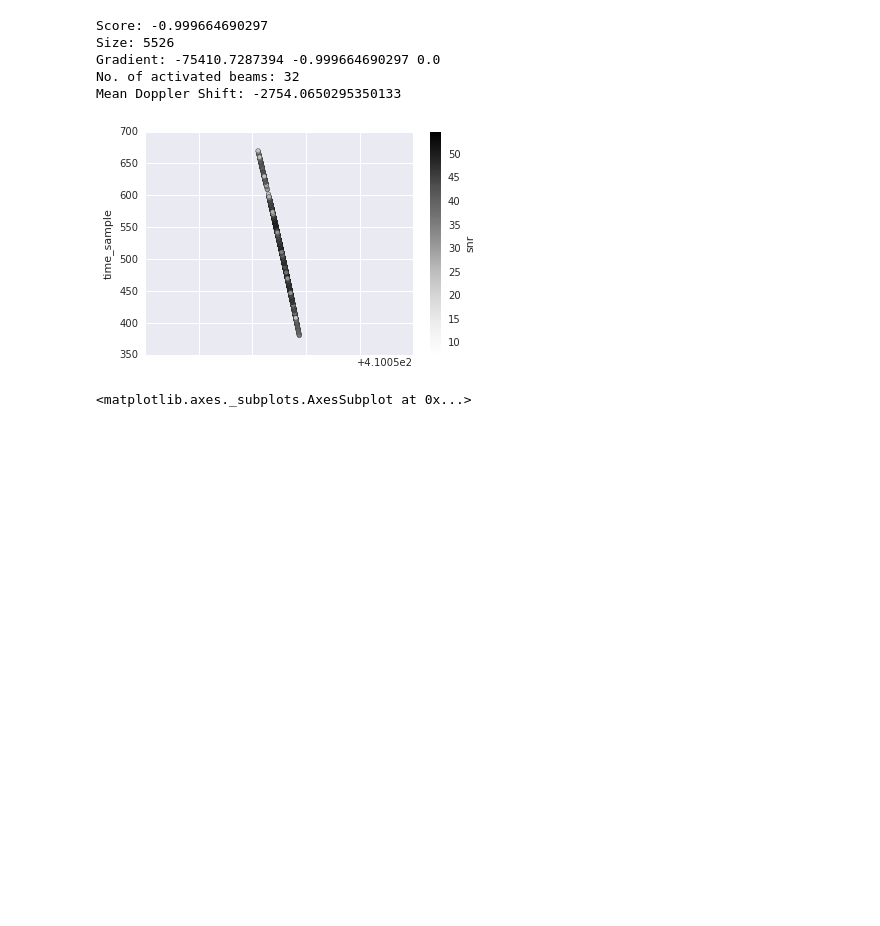
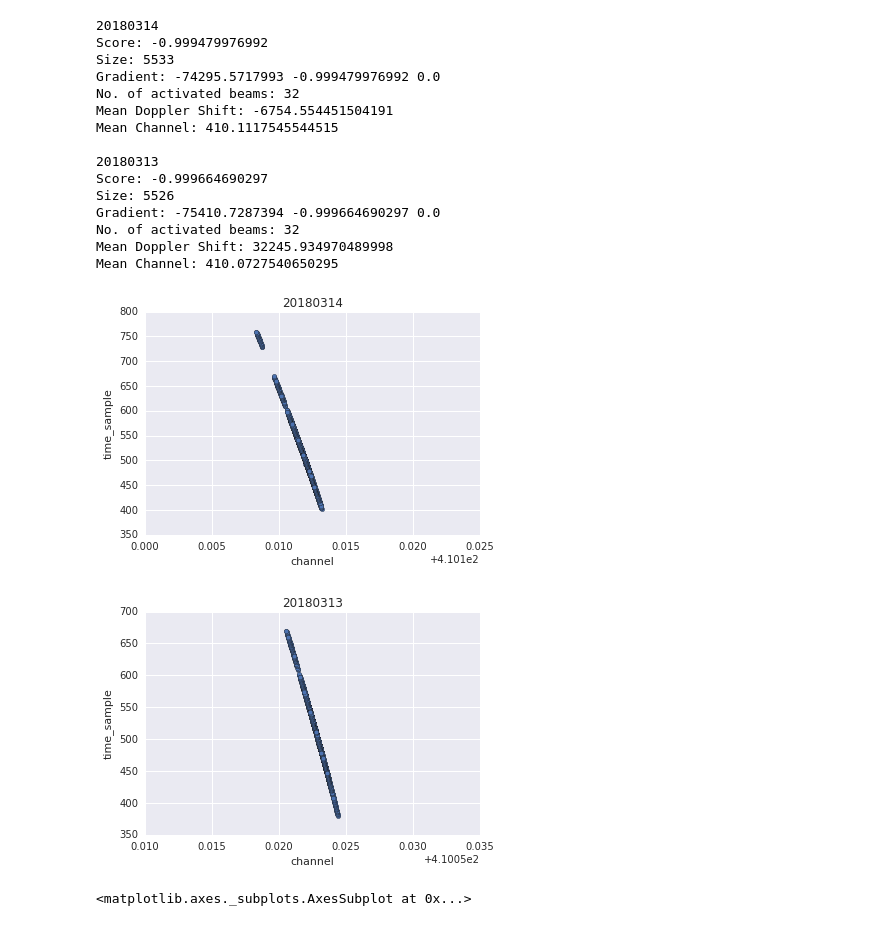
Before and after one commit to BIRALES/birales, a Jupyter notebook: pybirales/services/scripts/analysis/candidates_analysis.ipynb, the cells around one changed output. Drawn from its saved outputs; the diff is of its cells as text; code cells hidden in the pictures; blank space fills up the shorter version.

```diff
--- a/pybirales/services/scripts/analysis/candidates_analysis.ipynb
+++ b/pybirales/services/scripts/analysis/candidates_analysis.ipynb
@@ -10,30 +10,50 @@ from sklearn import linear_model
 from scipy import stats
 import os
 import datetime
+import seaborn as sns
+sns.set(color_codes=True)
 
 cs = ['r', 'b', 'g', 'c']
+DEBUG_DIR = '/home/denis/.birales/debug/detection'
 def find_csv_filenames( path_to_dir, suffix=".csv" ):
     filenames = os.listdir(path_to_dir)
     return [ filename for filename in filenames if filename.endswith( suffix ) ]
+
+
+def plot_candidate(root, csv_file):
+    df = pd.read_csv(os.path.join(DEBUG_DIR, root, csv_file), dtype={'time': datetime.datetime})
+    ax = df.plot.scatter(x='channel', y='time_sample', style='.', title=root)
+    slope, intercept, r_value, p_value, std_err = stats.linregress(df['channel'],df['time_sample'])
+
+    print(root)
+    print('Score:', df[['time_sample', 'channel']].corr().iloc[0,1])
+    print('Size:', df['channel'].size)
+    print('Gradient:', slope, r_value, p_value)
+    print('No. of activated beams:', df['beam_id'].unique().size)
+    print('Mean Doppler Shift:', (410.105 - df['channel'].mean())*1e6)
+    print('Mean Channel:', df['channel'].mean())
+    print()
-# %%
-ROOT = '/home/denis/.birales/debug/detection/20180313'
-CSV_FILE = 'BIRALES_OUT_20170630_001.csv'
-df = pd.read_csv(os.path.join(ROOT, CSV_FILE), dtype={'time': datetime.datetime})
-ax = df.plot.scatter(x='channel', y='time_sample', style='.', c='snr')
-slope, intercept, r_value, p_value, std_err = stats.linregress(df['channel'],df['time_sample'])
-
-print('Score:', df[['time_sample', 'channel']].corr().iloc[0,1])
-print('Size:', df['channel'].size)
-print('Gradient:', slope, r_value, p_value)
-print('No. of activated beams:', df['beam_id'].unique().size)
-print('Mean Doppler Shift:', (410.07 - df['channel'].mean())*1e6)
-# %% [output]
-Score: -0.999664690297
-Size: 5526
-Gradient: -75410.7287394 -0.999664690297 0.0
-No. of activated beams: 32
-Mean Doppler Shift: -2754.0650295350133
-[figure, removed]
+# %%
+plot_candidate('20180314', 'BIRALES_OUT_20170630_001.csv')
+plot_candidate('20180313', 'BIRALES_OUT_20170630_001.csv')
+# %% [output]
+20180314
+Score: -0.999479976992
+Size: 5533
+Gradient: -74295.5717993 -0.999479976992 0.0
+No. of activated beams: 32
+Mean Doppler Shift: -6754.554451504191
+Mean Channel: 410.1117545544515
+
+20180313
+Score: -0.999664690297
+Size: 5526
+Gradient: -75410.7287394 -0.999664690297 0.0
+No. of activated beams: 32
+Mean Doppler Shift: 32245.934970489998
+Mean Channel: 410.0727540650295
+[figure, added]
+[figure, added]
 # %%
 df[l.inlier_mask_].plot(x='time', y='snr',color=cs[3], title='SNR v. Time')
 # %% [output]
```
